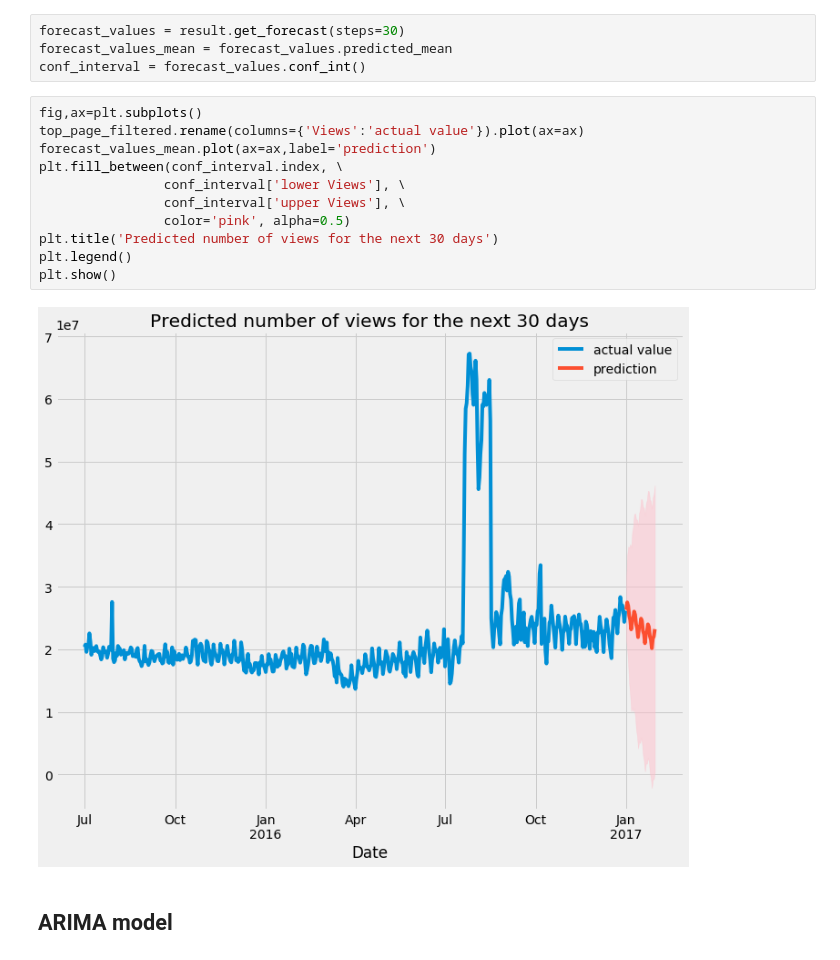
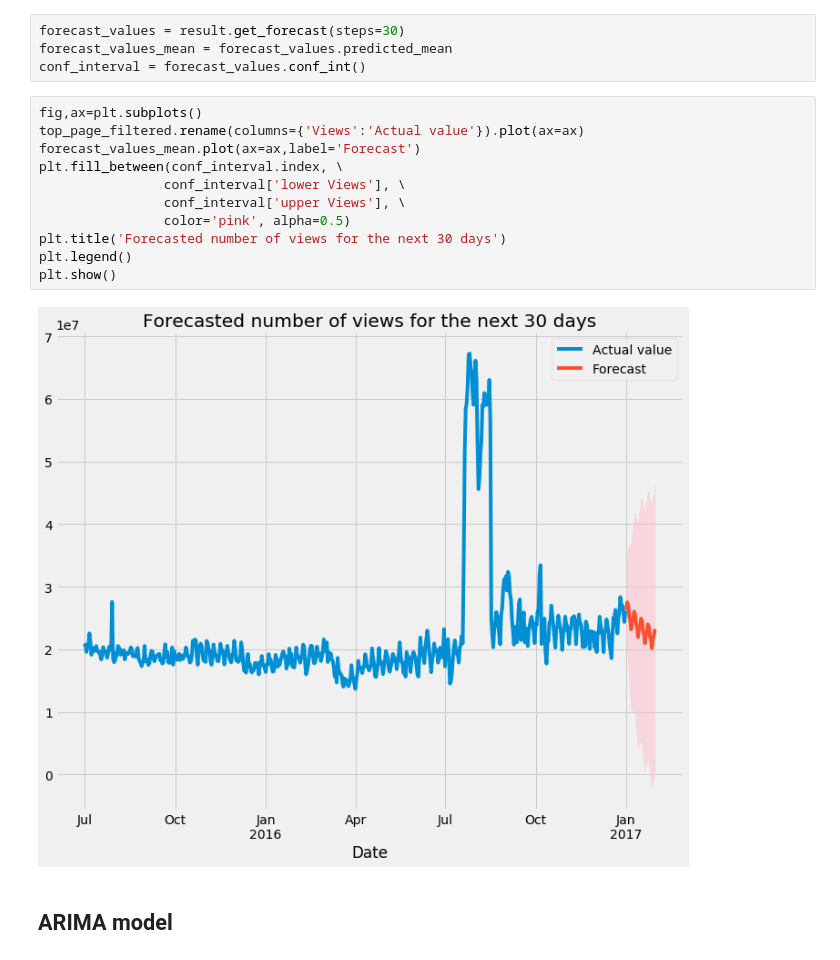
Before and after one commit to Subikshaa/Time-Series-Forecasting-on-Web-Traffic-Dataset, a Jupyter notebook: forecast.ipynb, the cells around one changed output. Drawn from its saved outputs; the diff is of its cells as text.

```diff
--- a/forecast.ipynb
+++ b/forecast.ipynb
@@ -369,17 +369,17 @@ forecast_values_mean = forecast_values.predicted_mean
 conf_interval = forecast_values.conf_int()
 # %%
 fig,ax=plt.subplots()
-top_page_filtered.rename(columns={'Views':'actual value'}).plot(ax=ax)
-forecast_values_mean.plot(ax=ax,label='prediction')
+top_page_filtered.rename(columns={'Views':'Actual value'}).plot(ax=ax)
+forecast_values_mean.plot(ax=ax,label='Forecast')
 plt.fill_between(conf_interval.index, \
                 conf_interval['lower Views'], \
                 conf_interval['upper Views'], \
                 color='pink', alpha=0.5)
-plt.title('Predicted number of views for the next 30 days')
+plt.title('Forecasted number of views for the next 30 days')
 plt.legend()
 plt.show()
 # %% [output]
-[figure, old version]
+[figure, new version]
 # %% [markdown]
 ## ARIMA model
 # %%
```
Also changed, not shown: parts of 3 cells of this notebook.
